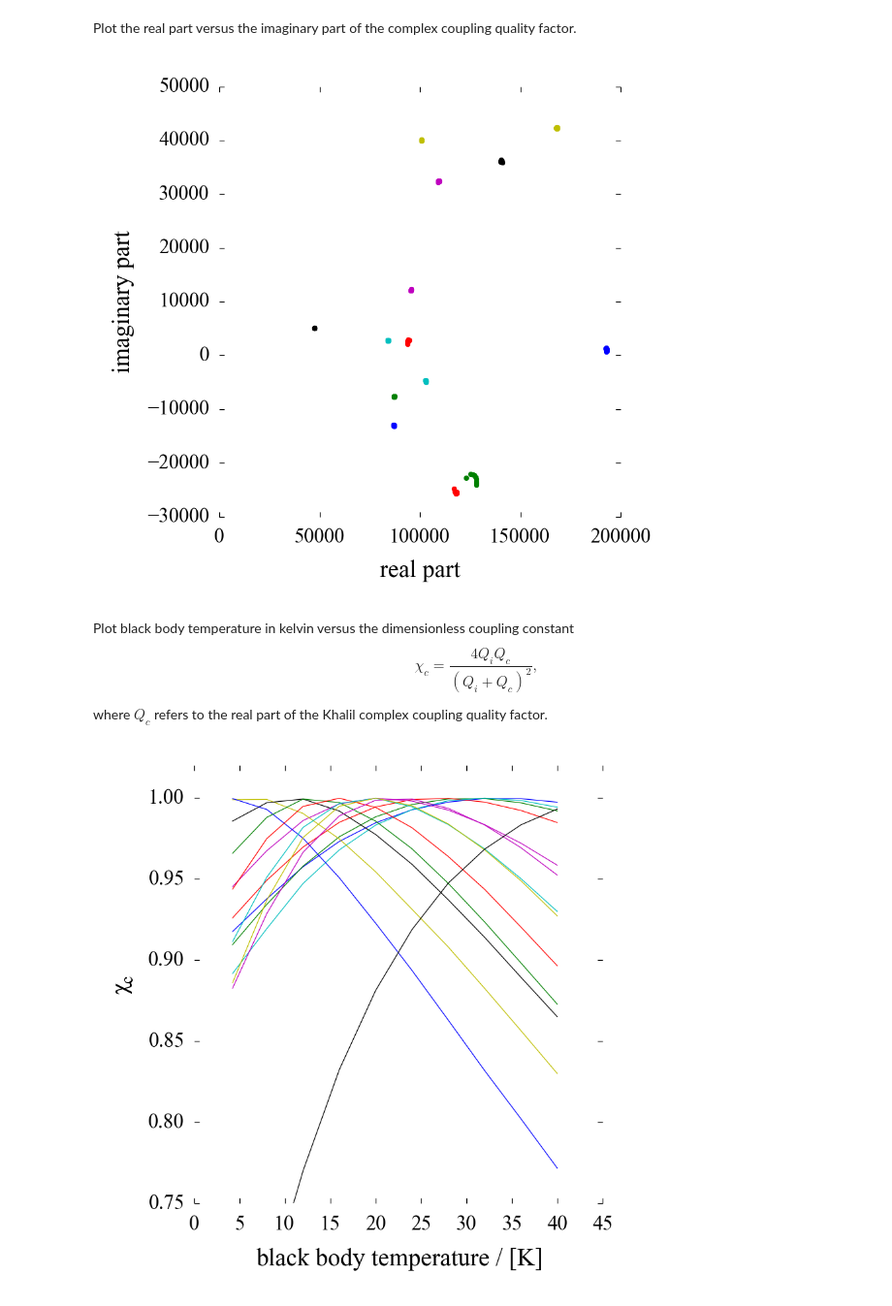
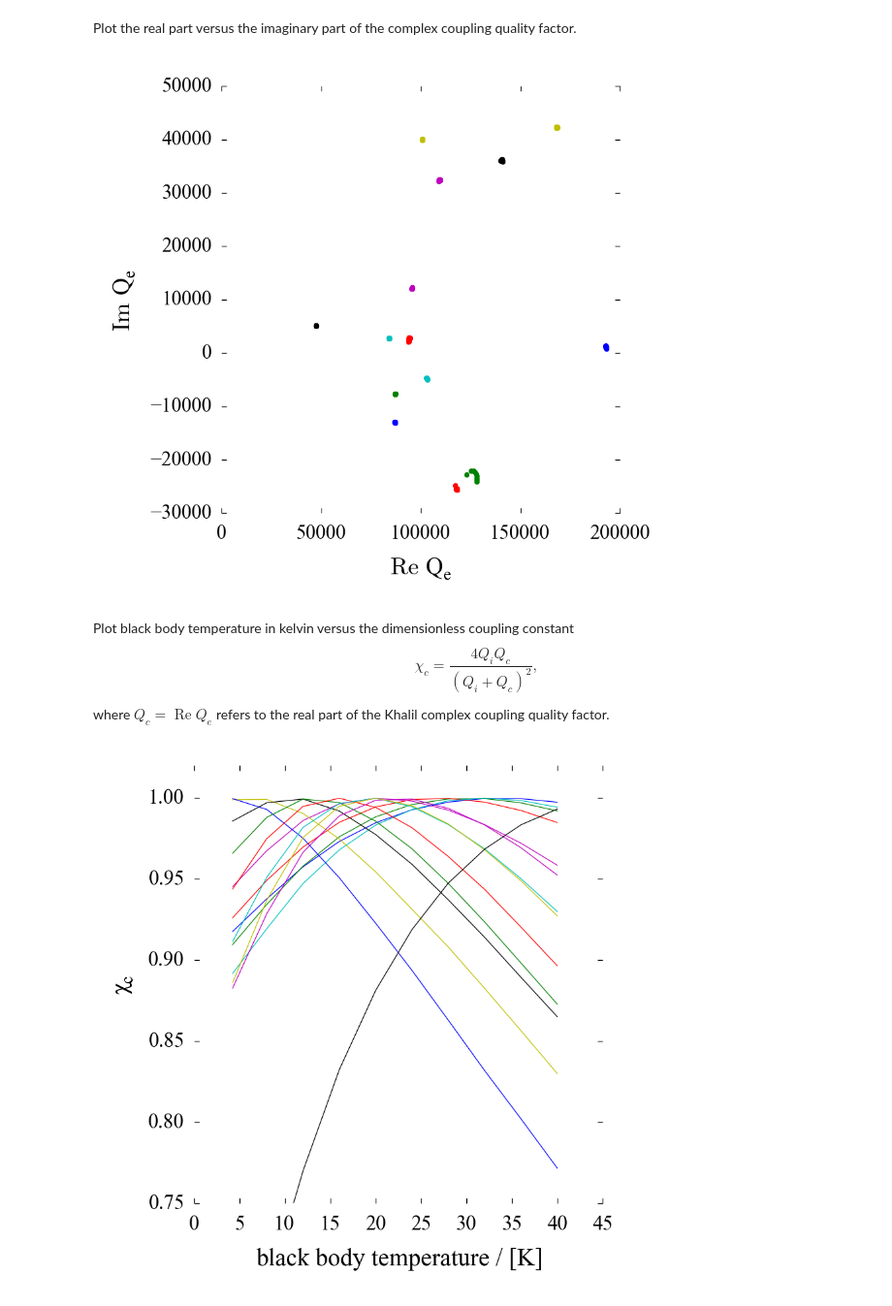
Before and after one commit to danielflanigan/ColumbiaCMB-notebooks, a Jupyter notebook: kids/2014-06-05_JPL_light_data.ipynb, the cells around one changed output. Shown at 97% size. Drawn from its saved outputs; the diff is of its cells as text; code cells hidden in the pictures.

```diff
--- a/kids/2014-06-05_JPL_light_data.ipynb
+++ b/kids/2014-06-05_JPL_light_data.ipynb
@@ -25,0 +39,7 @@ ax.set_ylim(-350, 50);
+# %%
+fig, ax = plt.subplots()
+ax.set_frame_on(False)
+for n in range(n_kids):
+    ax.plot([r.T_bb for r in bb[n]], [r.Q_i for r in bb[n]], '-')
+ax.set_xlabel('black body temperature / [K]')
+ax.set_ylabel(r'$Q_i$');
@@ -52,17 +74,17 @@ Plot the real part versus the imaginary part of the complex coupling quality fac
 # %%
 fig, ax = plt.subplots()
 ax.set_frame_on(False)
 for n in range(n_kids):
     ax.plot([r.Q_e_real for r in bb[n]], [r.Q_e_imag for r in bb[n]], '.')
-ax.set_xlabel('real part')
-ax.set_ylabel('imaginary part')
+ax.set_xlabel(r'$\operatorname{Re} \, Q_e$')
+ax.set_ylabel(r'$\operatorname{Im} \, Q_e$')
 ax.set_xticks(np.linspace(0, 2e5, 5));
 # %% [output]
-[figure, old version]
+[figure, new version]
 # %% [markdown]
 Plot black body temperature in kelvin versus the dimensionless coupling constant
 $$\chi_c = \frac{4 Q_i Q_c}{(Q_i + Q_c)^2},$$
-where $Q_c$ refers to the real part of the Khalil complex coupling quality factor.
+where $Q_c = \operatorname{Re} Q_e$ refers to the real part of the Khalil complex coupling quality factor.
 # %%
 fig, ax = plt.subplots()
 ax.set_frame_on(False)
```
Also changed, not shown: parts of 15 cells of this notebook.
